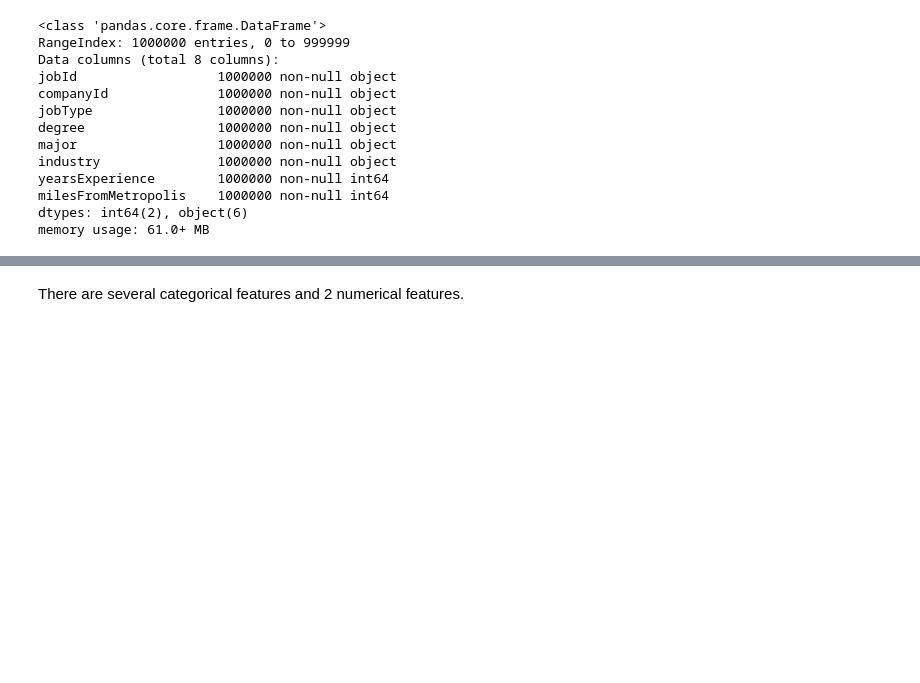
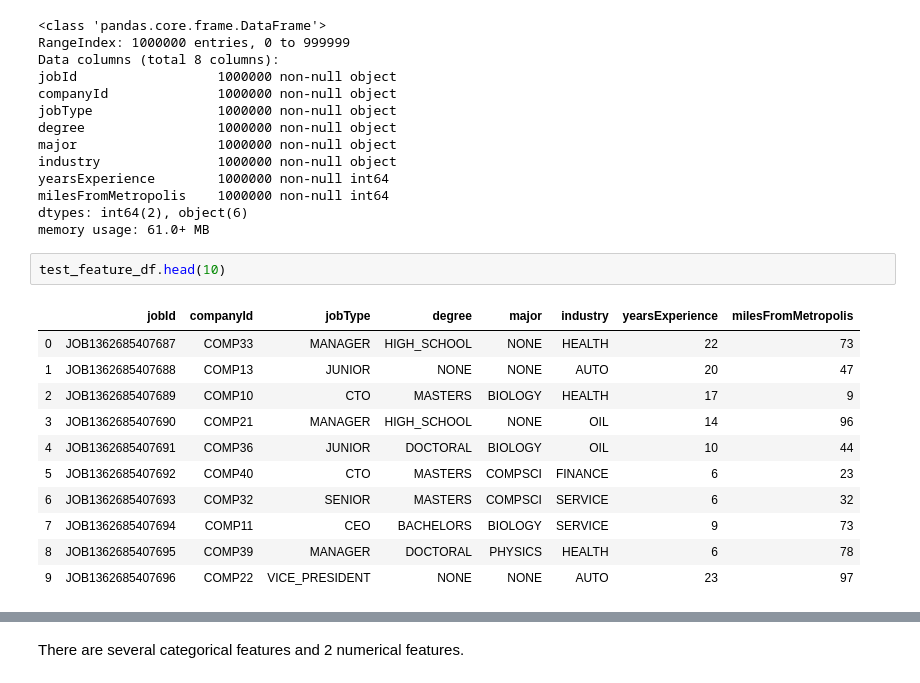
Before and after one commit to Mahdiazhari/salary-prediction-project, a Jupyter notebook: Salary Prediction Project.ipynb, the cells around one changed output, grey strips where cells are left out. Cells and saved outputs as stored; diff of their text form; blank space fills up the shorter version.

```diff
--- a/Salary Prediction Project.ipynb
+++ b/Salary Prediction Project.ipynb
@@ -81,3 +84,17 @@ yearsExperience        1000000 non-null int64
 milesFromMetropolis    1000000 non-null int64
 dtypes: int64(2), object(6)
 memory usage: 61.0+ MB
+# %%
+test_feature_df.head(10)
+# %% [output]
+|  | jobId | companyId | jobType | degree | major | industry | yearsExperience | milesFromMetropolis |
+| 0 | JOB1362685407687 | COMP33 | MANAGER | HIGH_SCHOOL | NONE | HEALTH | 22 | 73 |
+| 1 | JOB1362685407688 | COMP13 | JUNIOR | NONE | NONE | AUTO | 20 | 47 |
+| 2 | JOB1362685407689 | COMP10 | CTO | MASTERS | BIOLOGY | HEALTH | 17 | 9 |
+| 3 | JOB1362685407690 | COMP21 | MANAGER | HIGH_SCHOOL | NONE | OIL | 14 | 96 |
+| 4 | JOB1362685407691 | COMP36 | JUNIOR | DOCTORAL | BIOLOGY | OIL | 10 | 44 |
+| 5 | JOB1362685407692 | COMP40 | CTO | MASTERS | COMPSCI | FINANCE | 6 | 23 |
+| 6 | JOB1362685407693 | COMP32 | SENIOR | MASTERS | COMPSCI | SERVICE | 6 | 32 |
+| 7 | JOB1362685407694 | COMP11 | CEO | BACHELORS | BIOLOGY | SERVICE | 9 | 73 |
+| 8 | JOB1362685407695 | COMP39 | MANAGER | DOCTORAL | PHYSICS | HEALTH | 6 | 78 |
+| 9 | JOB1362685407696 | COMP22 | VICE_PRESIDENT | NONE | NONE | AUTO | 23 | 97 |
```
Also changed, not shown: parts of 31 cells of this notebook, 4 other files.
